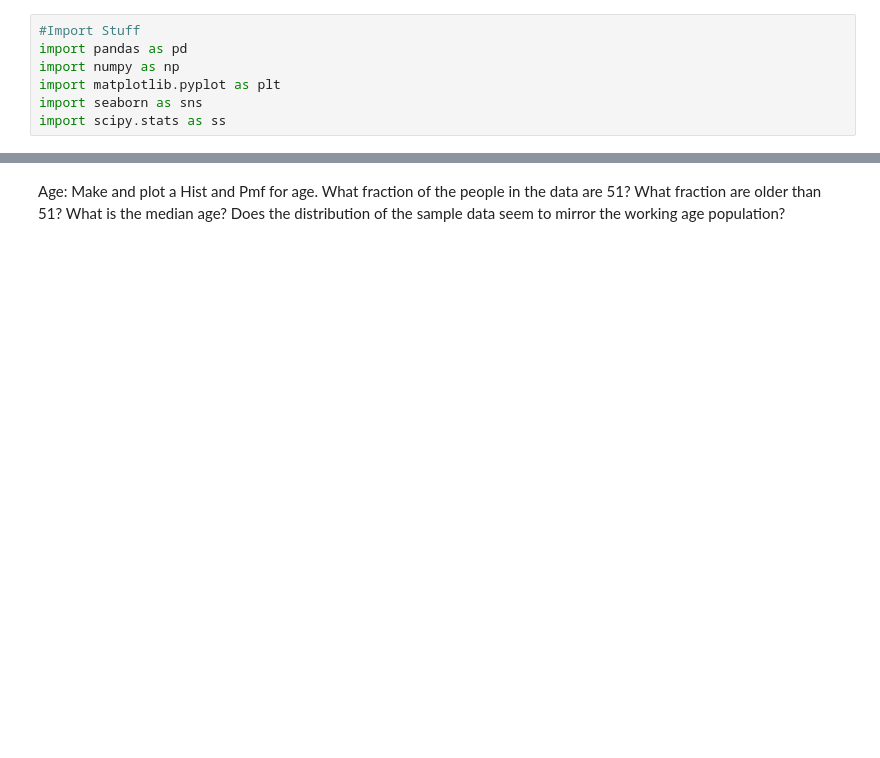
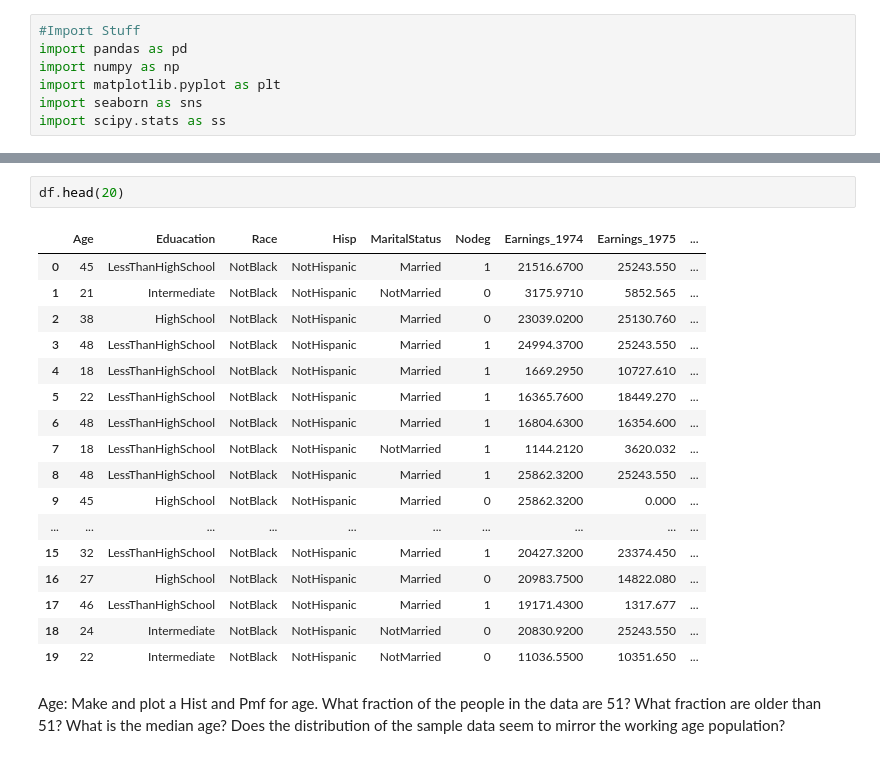
Before and after one commit to jamarabe/DATA3450, a Jupyter notebook: Assignment1.ipynb, the cells around one changed output, grey strips where cells are left out. Drawn from its saved outputs; the diff is of its cells as text; blank space fills up the shorter version.

```diff
--- a/Assignment1.ipynb
+++ b/Assignment1.ipynb
@@ -27,3 +54,23 @@ df.head()
+# %%
+df.head(20)
+# %% [output]
+|  | Age | Eduacation | Race | Hisp | MaritalStatus | Nodeg | Earnings_1974 | Earnings_1975 | ... |
+| 0 | 45 | LessThanHighSchool | NotBlack | NotHispanic | Married | 1 | 21516.6700 | 25243.550 | ... |
+| 1 | 21 | Intermediate | NotBlack | NotHispanic | NotMarried | 0 | 3175.9710 | 5852.565 | ... |
+| 2 | 38 | HighSchool | NotBlack | NotHispanic | Married | 0 | 23039.0200 | 25130.760 | ... |
+| 3 | 48 | LessThanHighSchool | NotBlack | NotHispanic | Married | 1 | 24994.3700 | 25243.550 | ... |
+| 4 | 18 | LessThanHighSchool | NotBlack | NotHispanic | Married | 1 | 1669.2950 | 10727.610 | ... |
+| 5 | 22 | LessThanHighSchool | NotBlack | NotHispanic | Married | 1 | 16365.7600 | 18449.270 | ... |
+| 6 | 48 | LessThanHighSchool | NotBlack | NotHispanic | Married | 1 | 16804.6300 | 16354.600 | ... |
+| 7 | 18 | LessThanHighSchool | NotBlack | NotHispanic | NotMarried | 1 | 1144.2120 | 3620.032 | ... |
+| 8 | 48 | LessThanHighSchool | NotBlack | NotHispanic | Married | 1 | 25862.3200 | 25243.550 | ... |
+| 9 | 45 | HighSchool | NotBlack | NotHispanic | Married | 0 | 25862.3200 | 0.000 | ... |
+| ... | ... | ... | ... | ... | ... | ... | ... | ... | ... |
+| 15 | 32 | LessThanHighSchool | NotBlack | NotHispanic | Married | 1 | 20427.3200 | 23374.450 | ... |
+| 16 | 27 | HighSchool | NotBlack | NotHispanic | Married | 0 | 20983.7500 | 14822.080 | ... |
+| 17 | 46 | LessThanHighSchool | NotBlack | NotHispanic | Married | 1 | 19171.4300 | 1317.677 | ... |
+| 18 | 24 | Intermediate | NotBlack | NotHispanic | NotMarried | 0 | 20830.9200 | 25243.550 | ... |
+| 19 | 22 | Intermediate | NotBlack | NotHispanic | NotMarried | 0 | 11036.5500 | 10351.650 | ... |
 # %% [markdown]
 Age:
     Make and plot a Hist and Pmf for age.
```
Also changed, not shown: parts of 13 cells of this notebook.
